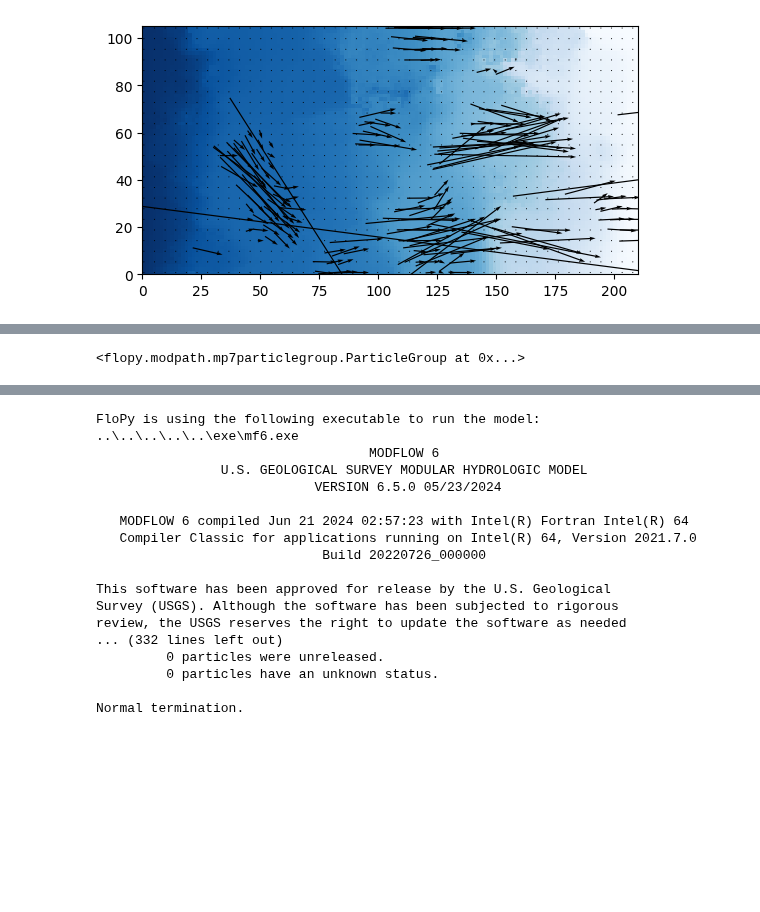
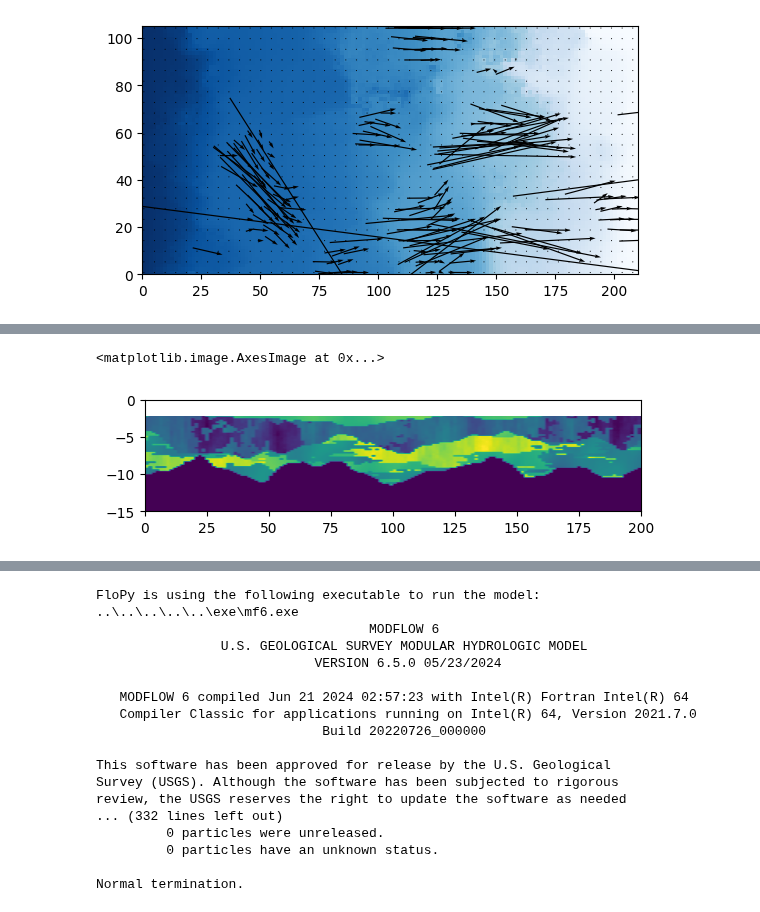
Before and after one commit to randlab/ArchPy, a Jupyter notebook: dev/flow_simulation/simple_coupling.ipynb, the cells around one changed output, grey strips where cells are left out. Cells and saved outputs as stored; diff of their text form; code cells hidden in the pictures; blank space fills up the shorter version.

```diff
--- a/dev/flow_simulation/simple_coupling.ipynb
+++ b/dev/flow_simulation/simple_coupling.ipynb
@@ -949,6 +1033,7 @@ Widget(value='<iframe src="http://localhost:50982/index.html?ui=P_0x16e9746c050_
-# %%
-pg
-# %% [output]
-<flopy.modpath.mp7particlegroup.ParticleGroup at 0x...>
+# %%
+plt.imshow(np.fliplr(T1.get_prop("K")[0, 0, 0, :, -1, :]), aspect=3, origin="lower", extent=[0, 200, -15, 0])
+# %% [output]
+<matplotlib.image.AxesImage at 0x...>
+[figure, added]
 # %%
 # mpexe_path = "C:/Users/emmal/switchdrive2/Post_doc/prog/exe/modflow_exe/win64/mp7.exe"
```
Also changed, not shown: parts of 61 cells of this notebook, 22 other files.
